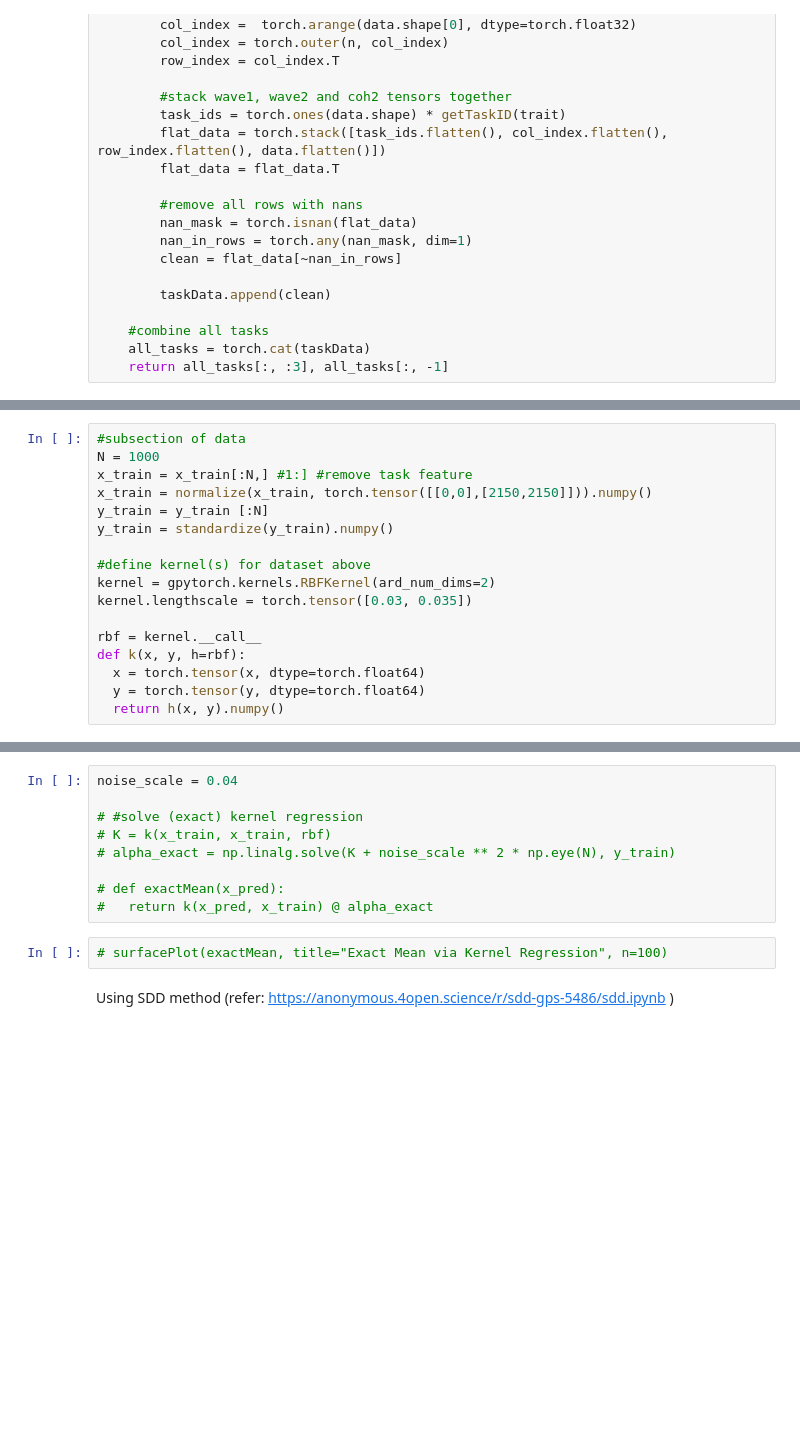
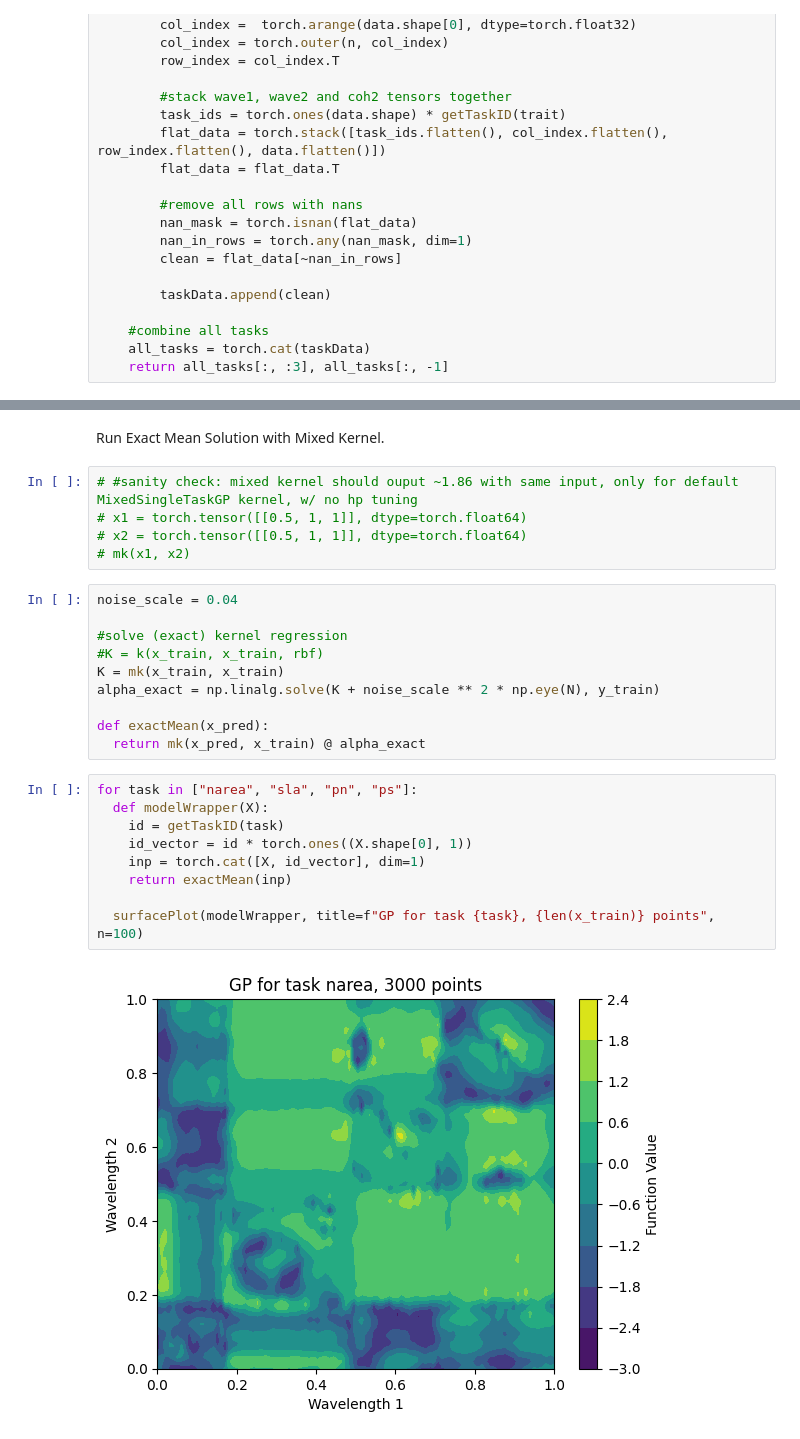
Before and after one commit to stair-lab/bo4ag, a Jupyter notebook: Transfer_Coh2.ipynb, the cells around one changed output, grey strips where cells are left out. Saved outputs shown, nothing was run; the diff lists cells and outputs as text; blank space fills up the shorter version.

```diff
--- a/Transfer_Coh2.ipynb
+++ b/Transfer_Coh2.ipynb
@@ -117,17 +125,0 @@ y_test = torch.tensor(y_test, dtype=torch.float64)
-# %%
-#subsection of data
-N = 1000
-x_train = x_train[:N,] #1:] #remove task feature
-x_train = normalize(x_train, torch.tensor([[0,0],[2150,2150]])).numpy()
-y_train = y_train [:N]
-y_train = standardize(y_train).numpy()
-
-#define kernel(s) for dataset above
-kernel = gpytorch.kernels.RBFKernel(ard_num_dims=2)
-kernel.lengthscale = torch.tensor([0.03, 0.035])
-
-rbf = kernel.__call__
-def k(x, y, h=rbf):
-  x = torch.tensor(x, dtype=torch.float64)
-  y = torch.tensor(y, dtype=torch.float64)
-  return h(x, y).numpy()
@@ -134,14 +170,28 @@ def k(x, y, h=rbf):
+# %% [markdown]
+Run Exact Mean Solution with Mixed Kernel.
+# %%
+# #sanity check: mixed kernel should ouput ~1.86 with same input, only for default MixedSingleTaskGP kernel, w/ no hp tuning
+# x1 = torch.tensor([[0.5, 1, 1]], dtype=torch.float64)
+# x2 = torch.tensor([[0.5, 1, 1]], dtype=torch.float64)
+# mk(x1, x2)
 # %%
 noise_scale = 0.04
 
-# #solve (exact) kernel regression
-# K = k(x_train, x_train, rbf)
-# alpha_exact = np.linalg.solve(K + noise_scale ** 2 * np.eye(N), y_train)
+#solve (exact) kernel regression
+#K = k(x_train, x_train, rbf)
+K = mk(x_train, x_train)
+alpha_exact = np.linalg.solve(K + noise_scale ** 2 * np.eye(N), y_train)
 
-# def exactMean(x_pred):
-#   return k(x_pred, x_train) @ alpha_exact
+def exactMean(x_pred):
+  return mk(x_pred, x_train) @ alpha_exact
-# %%
-# surfacePlot(exactMean, title="Exact Mean via Kernel Regression", n=100)
-# %% [markdown]
-Using SDD method (refer: https://anonymous.4open.science/r/sdd-gps-5486/sdd.ipynb
-)
+# %%
+for task in ["narea", "sla", "pn", "ps"]:
+  def modelWrapper(X):
+    id = getTaskID(task)
+    id_vector = id * torch.ones((X.shape[0], 1))
+    inp = torch.cat([X, id_vector], dim=1)
+    return exactMean(inp)
+
+  surfacePlot(modelWrapper, title=f"GP for task {task}, {len(x_train)} points", n=100)
+# %% [output]
+[figure, added]
```
Also changed, not shown: parts of 19 cells of this notebook.
